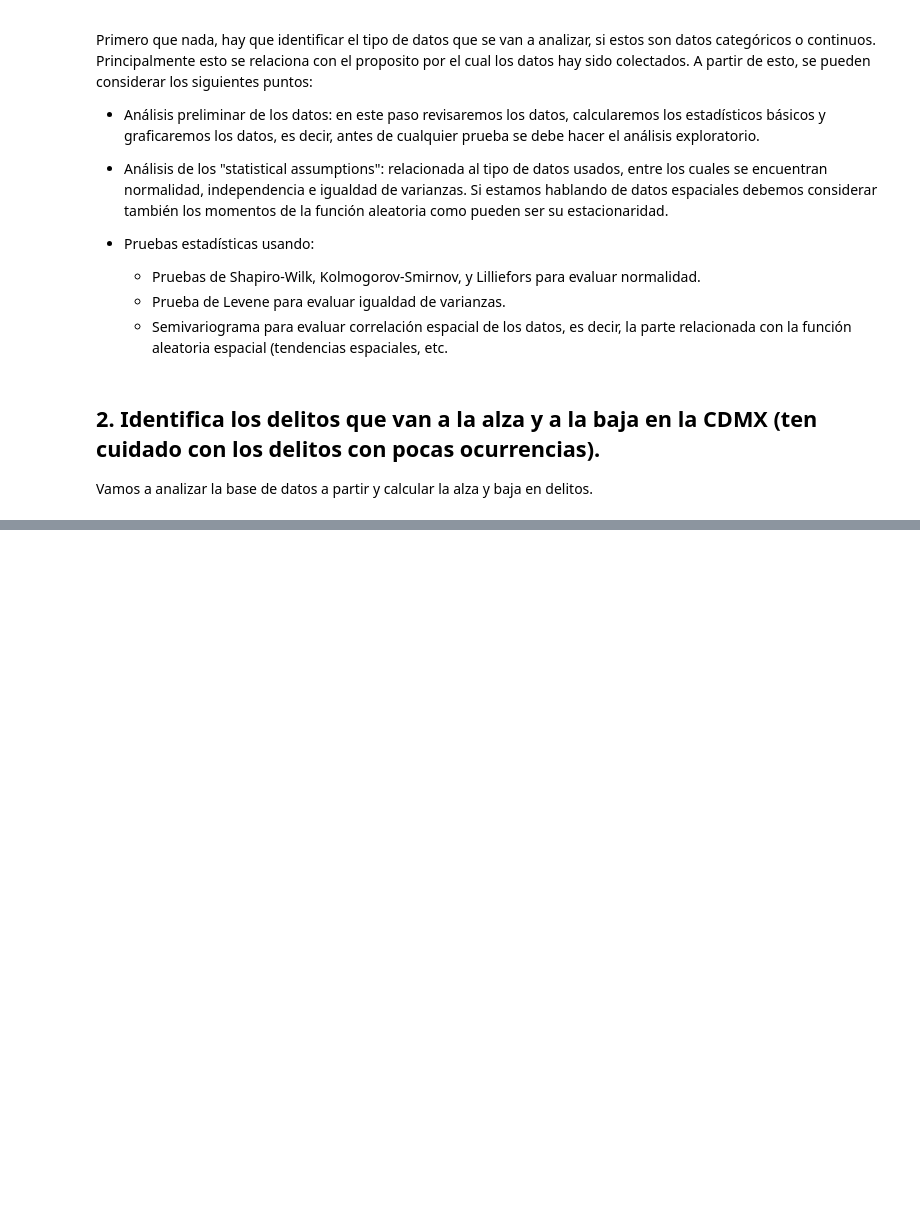
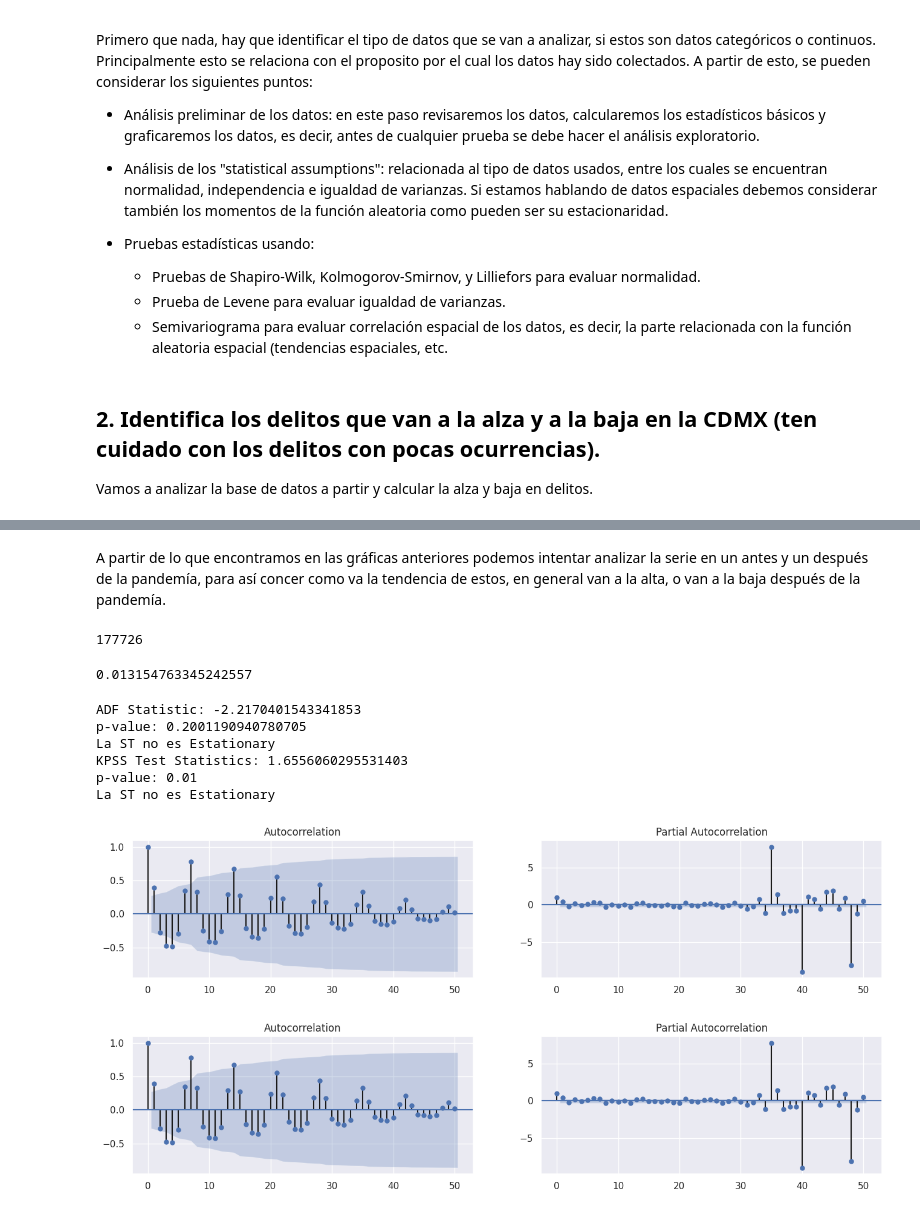
Before and after one commit to juanxo90/Data-science-OPI, a Jupyter notebook: OPI_ciencia_de_datos.ipynb, the cells around one changed output, grey strips where cells are left out. Cells and saved outputs as stored; diff of their text form; code cells hidden in the pictures; blank space fills up the shorter version.

```diff
--- a/OPI_ciencia_de_datos.ipynb
+++ b/OPI_ciencia_de_datos.ipynb
@@ -40,0 +118,11 @@ data.head()
+# %%
+# filtramos el dataset para obtener los datos de los ultimos 6 anos por semana
+# pues al parecer la incidencia de los delitos antes del 2015 no es significativa y solo van a la alza
+df = data.groupby([pd.Grouper(key='fecha_hechos', freq='D'), 'delito']).size().to_frame().reset_index()
+df = df.set_index('fecha_hechos')
+df = df.rename(columns={0:'num_del'})
+df = df[df['delito'].isin(delitos['delito'])]
+df = df[df.index > '2014']
+# %%
+# Para hacer el forecasting y analizar antes todos los datos analizaremos el delito de fraude por separado
+df_frau = df[df['delito'] == 'FRAUDE'].drop(columns=['delito'])
@@ -40,0 +161,2 @@ data.head()
+# %% [markdown]
+A partir de lo que encontramos en las gráficas anteriores podemos intentar analizar la serie en un antes y un después de la pandemía, para así concer como va la tendencia de estos, en general van a la alta, o van a la baja después de la pandemía.
@@ -40,0 +169,63 @@ data.head()
+# %%
+# hacemos un df para los delitos
+
+# for i in df['delito']:
+    # print(i)
+
+# len(delitos)
+len(df['delito'])
+# %% [output]
+177726
+# %%
+trend_slope(df_frau.index, df_frau)
+# %% [output]
+0.013154763345242557
+# %%
+# revisamos si la serie es completamente estacionaria
+from statsmodels.tsa.stattools import adfuller, kpss
+
+# ADF Test
+result = adfuller(df_frau['num_del'], autolag='AIC')
+print(f'ADF Statistic: {result[0]}')
+print(f'p-value: {result[1]}')
+
+if result[1] > 0.05:
+    print('La ST no es Estationary')
+else:
+    print('La ST es Estationary')
+
+
+# KPSS Test
+stats, p, lags, critical_values = kpss(df_frau['num_del'], 'ct')
+print(f'KPSS Test Statistics: {stats}')
+print(f'p-value: {p}')
+
+if p<0.05:
+      print('La ST no es Estationary')
+else:
+      print('LA ST es Estationary')
+# %% [output]
+ADF Statistic: -2.2170401543341853
+p-value: 0.2001190940780705
+La ST no es Estationary
+KPSS Test Statistics: 1.6556060295531403
+p-value: 0.01
+La ST no es Estationary
+# %%
+# autocorrelacion
+from statsmodels.tsa.stattools import acf, pacf
+from statsmodels.graphics.tsaplots import plot_acf, plot_pacf
+import matplotlib.pyplot as plt
+
+
+# Calculate ACF and PACF upto 50 lags
+acf_50 = acf(df_frau['num_del'], nlags=50)
+pacf_50 = pacf(df_frau['num_del'], nlags=50)
+
+# Draw Plot
+fig, axes = plt.subplots(1,2,figsize=(16,3), dpi= 100)
+plot_acf(acf_50, lags=50, ax=axes[0])
+plot_pacf(pacf_50, lags=50, ax=axes[1])
+# %% [output]
+[figure, added]
+[figure, added]
```
Also changed, not shown: parts of 25 cells of this notebook.
